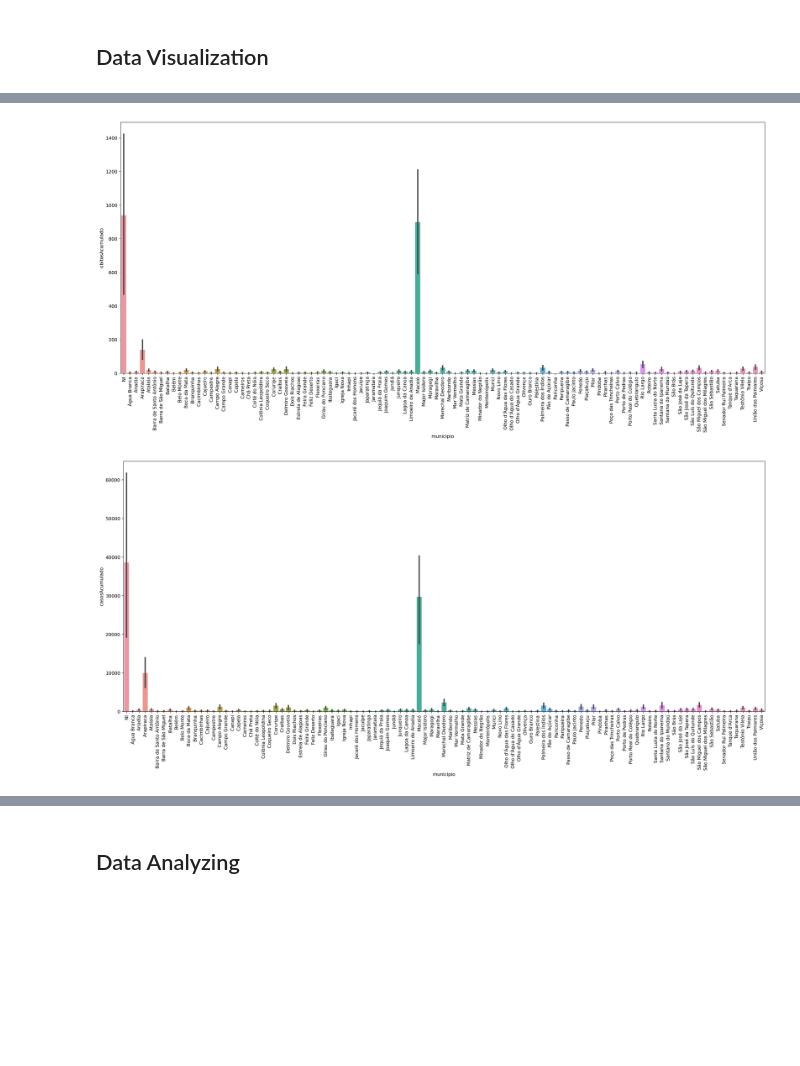
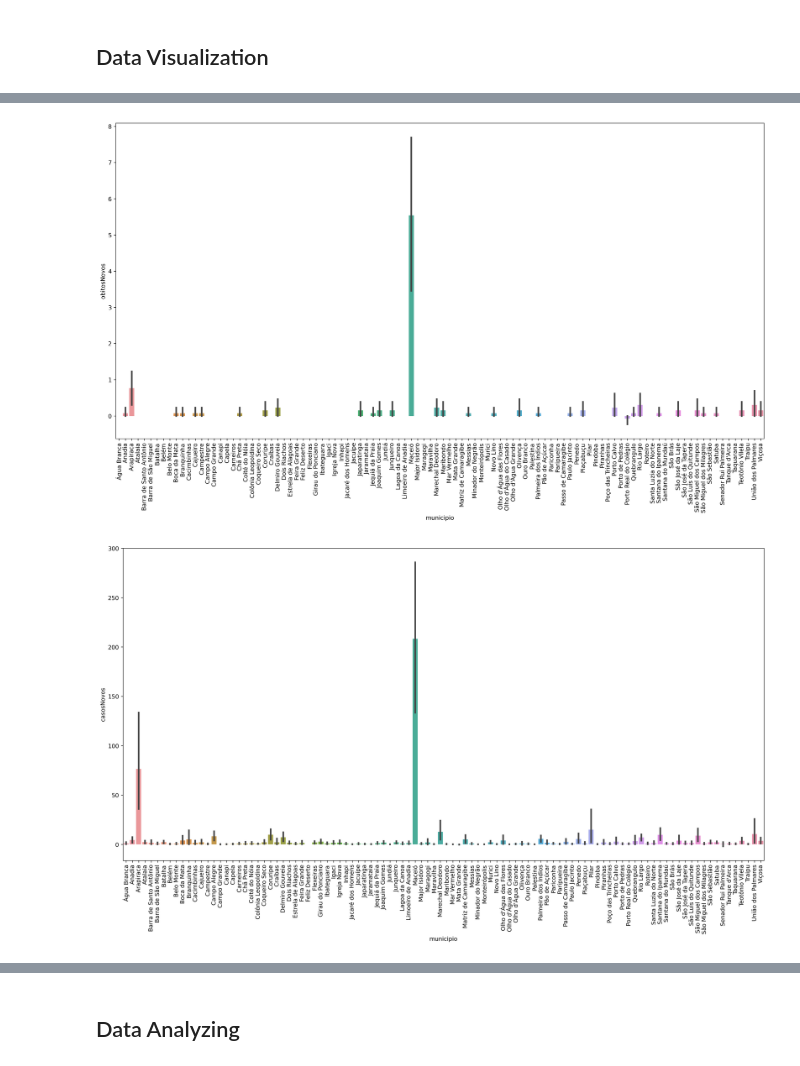
Before and after one commit to Carlos-Xavier/DataScienceUfal, a Jupyter notebook: project.ipynb, the cells around one changed output, grey strips where cells are left out. Cells and saved outputs as stored; diff of their text form; code cells hidden in the pictures; blank space fills up the shorter version.

```diff
--- a/project.ipynb
+++ b/project.ipynb
@@ -70,2 +58,0 @@ dataFrame['populacaoTCU2019'].isnull().sum()
-# %%
-dataFrame['populacaoTCU2019'].fillna(0, inplace=True)
@@ -167,7 +149,7 @@ def filtro_mes():
         "2021-02-01",
         "2021-03-01",
         "2021-04-01",
-        "2021-05-01",
+        "2021-05-15",
     ]
     temp = pd.DataFrame({})
 
@@ -191,0 +190,7 @@ alagoas = dataFrame[dataFrame['estado'] == 'AL']
+# %%
+temp = alagoas[alagoas['data'] == "2021-05-15"]
+
+plt.figure(figsize=(20,10), dpi=256)
+sns.barplot(x='municipio',y='casosAcumulado',data=temp)
+plt.xticks(rotation=90)
+plt.show()
@@ -207,7 +214,7 @@ def filtro_mes():
         "2021-02-01",
         "2021-03-01",
         "2021-04-01",
-        "2021-05-01",
+        "2021-05-15",
     ]
 
     alagoas = dataFrame[dataFrame['estado'] == 'AL']
@@ -221,18 +228,18 @@ def filtro_mes():
 # %%
 temp = filtro_mes()
 
-plt.figure(figsize=(25,10), dpi=256)
-sns.barplot(x='municipio',y='obitosAcumulado',data=temp)
+plt.figure(figsize=(20,10), dpi=256)
+sns.barplot(x='municipio',y='obitosNovos',data=temp)
 plt.xticks(rotation=90)
 plt.show()
 # %% [output]
-[figure, old version]
+[figure, new version]
 # %%
 temp = filtro_mes()
 
-plt.figure(figsize=(25,10), dpi=256)
-sns.barplot(x='municipio',y='casosAcumulado',data=temp)
+plt.figure(figsize=(20,10), dpi=256)
+sns.barplot(x='municipio',y='casosNovos',data=temp)
 plt.xticks(rotation=90)
 plt.show()
 # %% [output]
-[figure, old version]
+[figure, new version]
```
Also changed, not shown: parts of 46 cells of this notebook.
